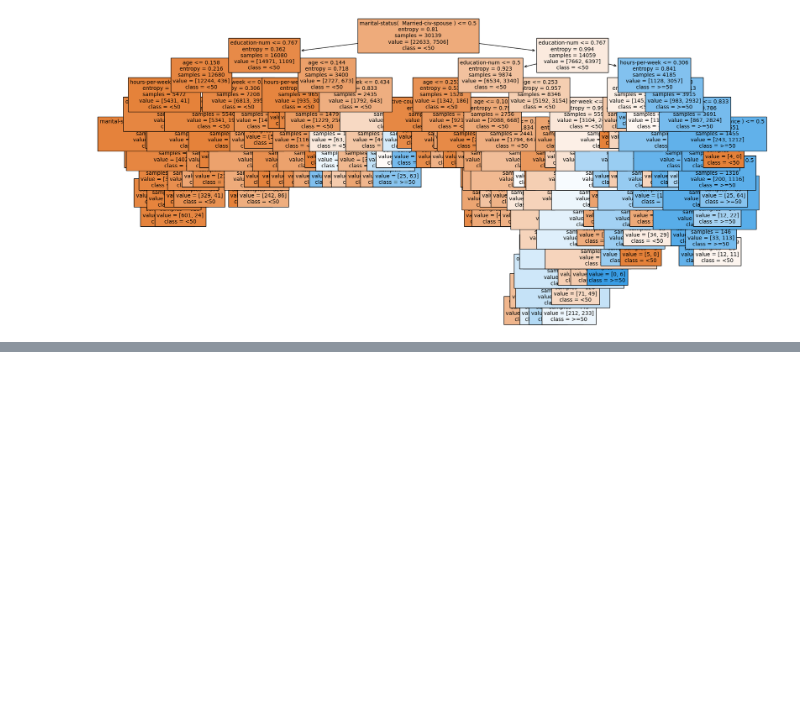
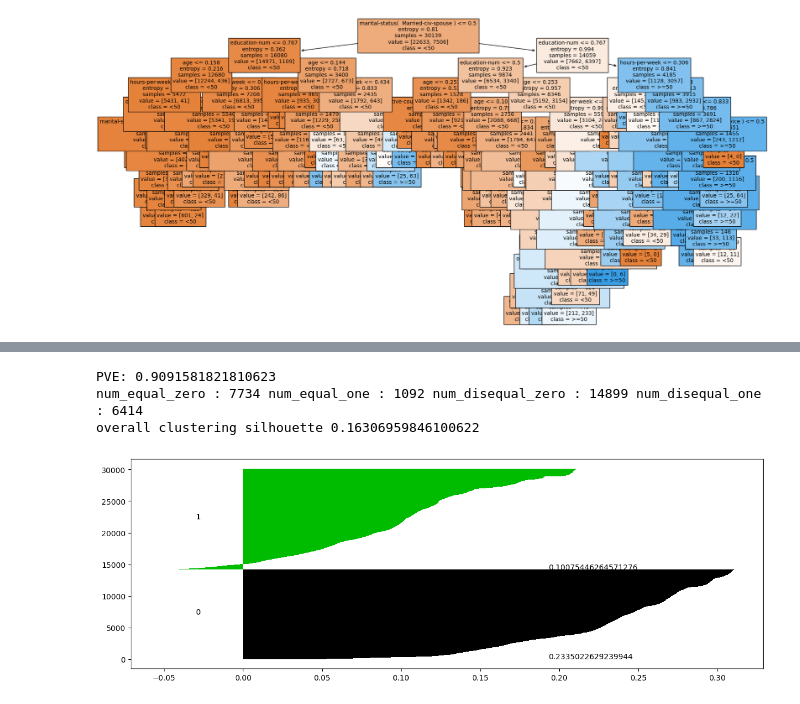
Before and after one commit to RobyBobby24/DataAnalyticsProject, a Jupyter notebook: test(1.0).ipynb, the cells around one changed output, grey strips where cells are left out. Saved outputs shown, nothing was run; the diff lists cells and outputs as text; code cells hidden in the pictures; blank space fills up the shorter version.

Commit message:
K-Means clustering e Silhouette

```diff
--- a/test(1.0).ipynb
+++ b/test(1.0).ipynb
@@ -832,7 +850,51 @@ Accuracy of training : 0.8303195195593749
 pca_model = PCA(n_components=0.9)
 pca_coordinates = pca_model.fit_transform(X_train)
 PVE = pca_model.explained_variance_ratio_
-print('PVE:',PVE)
+print('PVE:',PVE.sum())
 
 kmeans_model = KMeans(n_clusters=2, init='random', n_init=10)
-kmeans_model.fit(data_scaled)
+kmeans_model.fit(pca_coordinates)
+
+y_labels = kmeans_model.labels_
+
+'''
+num_equal_zero=0
+num_equal_one=0
+num_disequal_zero=0
+num_disequal_one=0
+for i, y_i in enumerate(y_labels):
+    if( Y_train[i] == 0 and y_i == Y_train[i]):
+            num_equal_zero += 1
+    elif( Y_train[i] == 0 and y_i != Y_train[i]):
+            num_disequal_zero += 1
+    elif( Y_train[i] == 1 and y_i == Y_train[i]):
+            num_equal_one += 1
+    elif( Y_train[i] == 1 and y_i != Y_train[i]):
+            num_disequal_one += 1
+print('num_equal_zero : '+str(num_equal_zero)+' num_equal_one : '+str(num_equal_one)+' num_disequal_zero : '+str(num_disequal_zero)+' num_disequal_one : '+str(num_disequal_one))
+
+'''
+silhouette_avg = silhouette_score(X_train, y_labels)
+sample_silhouette_values = silhouette_samples(X_train, y_labels)
+
+print(f'overall clustering silhouette {silhouette_avg}')
+# %% [output]
+PVE: 0.9091581821810623
+num_equal_zero : 7734 num_equal_one : 1092 num_disequal_zero : 14899 num_disequal_one : 6414
+overall clustering silhouette 0.16306959846100622
+# %%
+fig, ax = plt.subplots(1,1,figsize=(15,5))
+y_lower = 0
+y_upper = 0
+for i,cluster in enumerate(np.unique(y_labels)):
+    cluster_silhouette_vals = sample_silhouette_values[y_labels == cluster]
+    cluster_silhouette_vals.sort()
+    cluster_silhouette_mean=cluster_silhouette_vals.mean()
+    y_upper += len(cluster_silhouette_vals)
+    color = cm.nipy_spectral(float(i) / 2)
+    ax.barh(range(y_lower,y_upper), cluster_silhouette_vals, height=1, color=color)
+    ax.text(-0.03, (y_lower+y_upper)/2, str(i))
+    ax.text(silhouette_avg+0.03, y_lower, cluster_silhouette_mean)
+    y_lower += len(cluster_silhouette_vals)
+# %% [output]
+[figure, added]
```
Also changed, not shown: parts of 8 cells of this notebook.
